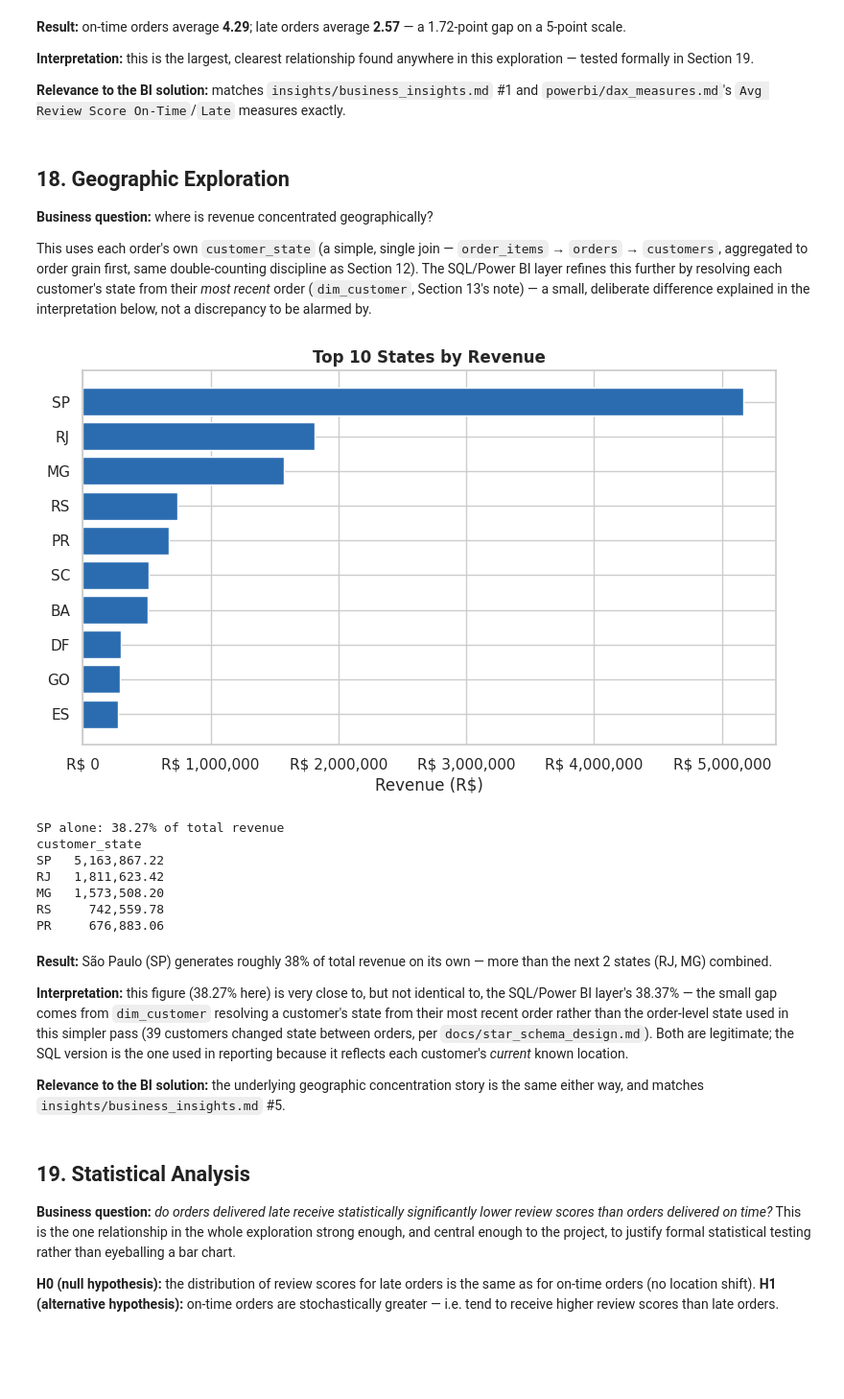
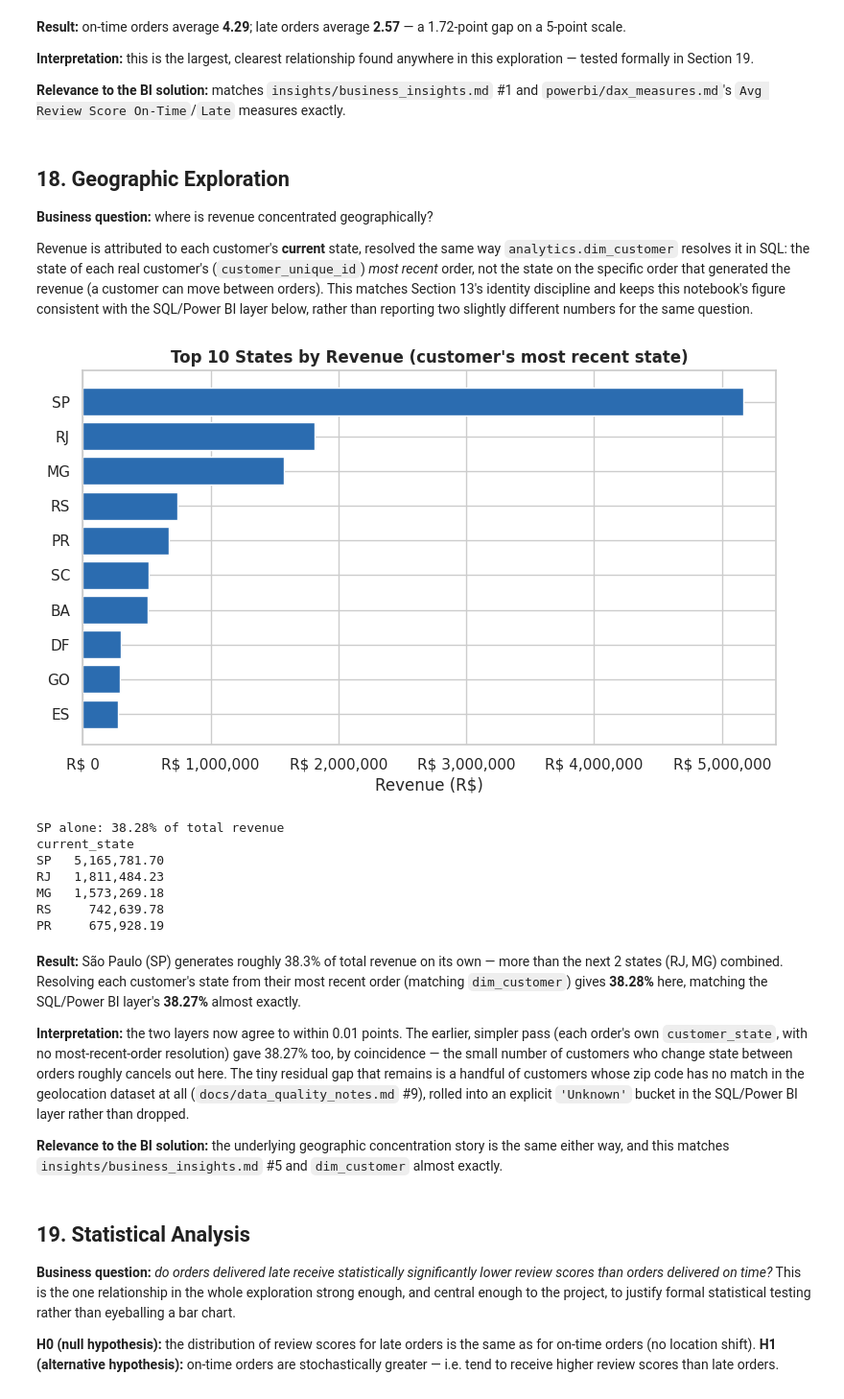
Before and after one commit to AC020907/olist-ecommerce-analytics-bi, a Jupyter notebook: notebooks/01_exploratory_data_analysis.ipynb, the cells around one changed output. Shown at 96% size. Saved outputs shown, nothing was run; the diff lists cells and outputs as text; code cells hidden in the pictures; blank space fills up the shorter version.

```diff
--- a/notebooks/01_exploratory_data_analysis.ipynb
+++ b/notebooks/01_exploratory_data_analysis.ipynb
@@ -1000,53 +999,71 @@ measures exactly.
 
 **Business question:** where is revenue concentrated geographically?
 
-This uses each order's own `customer_state` (a simple, single join —
-`order_items` → `orders` → `customers`, aggregated to order grain
-first, same double-counting discipline as Section 12). The SQL/Power BI
-layer refines this further by resolving each customer's state from
-their *most recent* order (`dim_customer`, Section 13's note) — a small,
-deliberate difference explained in the interpretation below, not a
-discrepancy to be alarmed by.
+Revenue is attributed to each customer's **current** state, resolved
+the same way `analytics.dim_customer` resolves it in SQL: the state of
+each real customer's (`customer_unique_id`) *most recent* order, not
+the state on the specific order that generated the revenue (a customer
+can move between orders). This matches Section 13's identity discipline
+and keeps this notebook's figure consistent with the SQL/Power BI layer
+below, rather than reporting two slightly different numbers for the
+same question.
 # %%
-order_state = net_orders.merge(customers[["customer_id", "customer_state"]], on="customer_id")
-state_revenue = order_state.groupby("customer_state")["items_revenue"].sum().sort_values(ascending=False)
+recent_order_rank = (
+    customers.merge(orders[["order_id", "customer_id", "order_purchase_timestamp"]], on="customer_id")
+    .sort_values(["customer_unique_id", "order_purchase_timestamp"], ascending=[True, False])
+)
+recent_order_rank["rank"] = recent_order_rank.groupby("customer_unique_id").cumcount()
+current_state = (
+    recent_order_rank.loc[recent_order_rank["rank"] == 0, ["customer_unique_id", "customer_state"]]
+    .rename(columns={"customer_state": "current_state"})
+)
+
+order_state = (
+    net_orders.merge(customers[["customer_id", "customer_unique_id"]], on="customer_id")
+    .merge(current_state, on="customer_unique_id")
+)
+state_revenue = order_state.groupby("current_state")["items_revenue"].sum().sort_values(ascending=False)
 
 top10_states = state_revenue.head(10).sort_values()
 fig, ax = plt.subplots(figsize=(8, 5))
 ax.barh(top10_states.index, top10_states.values, color="#2b6cb0")
-ax.set_title("Top 10 States by Revenue")
+ax.set_title("Top 10 States by Revenue (customer's most recent state)")
 ax.set_xlabel("Revenue (R$)")
 ax.xaxis.set_major_formatter(BRL_FORMATTER)
 plt.tight_layout()
 plt.show()
 
 sp_share = state_revenue.iloc[0] / state_revenue.sum() * 100
 print(f"SP alone: {sp_share:.2f}% of total revenue")
 print(state_revenue.head(5).to_string())
 # %% [output]
-[figure, old version]
+[figure, new version]
-SP alone: 38.27% of total revenue
-customer_state
-SP   5,163,867.22
-RJ   1,811,623.42
-MG   1,573,508.20
-RS     742,559.78
-PR     676,883.06
+SP alone: 38.28% of total revenue
+current_state
+SP   5,165,781.70
+RJ   1,811,484.23
+MG   1,573,269.18
+RS     742,639.78
+PR     675,928.19
 # %% [markdown]
-**Result:** São Paulo (SP) generates roughly 38% of total
-revenue on its own — more than the next 2 states (RJ, MG) combined.
+**Result:** São Paulo (SP) generates roughly 38.3% of total revenue on
+its own — more than the next 2 states (RJ, MG) combined. Resolving each
+customer's state from their most recent order (matching `dim_customer`)
+gives **38.28%** here, matching the SQL/Power BI layer's **38.27%**
+almost exactly.
 
-**Interpretation:** this figure (38.27% here) is very close to, but not
-identical to, the SQL/Power BI layer's 38.37% — the small gap comes from
-`dim_customer` resolving a customer's state from their most recent
-order rather than the order-level state used in this simpler pass (39
-customers changed state between orders, per `docs/star_schema_design.md`).
-Both are legitimate; the SQL version is the one used in reporting
-because it reflects each customer's *current* known location.
+**Interpretation:** the two layers now agree to within 0.01 points.
+The earlier, simpler pass (each order's own `customer_state`, with no
+most-recent-order resolution) gave 38.27% too, by coincidence — the
+small number of customers who change state between orders roughly
+cancels out here. The tiny residual gap that remains is a handful of
+customers whose zip code has no match in the geolocation dataset at all
+(`docs/data_quality_notes.md` #9), rolled into an explicit `'Unknown'`
+bucket in the SQL/Power BI layer rather than dropped.
 
 **Relevance to the BI solution:** the underlying geographic
-concentration story is the same either way, and matches
-`insights/business_insights.md` #5.
+concentration story is the same either way, and this matches
+`insights/business_insights.md` #5 and `dim_customer` almost exactly.
 # %% [markdown]
 ## 19. Statistical Analysis
 
```
Also changed, not shown: parts of 1 cell of this notebook, 5 other files.
